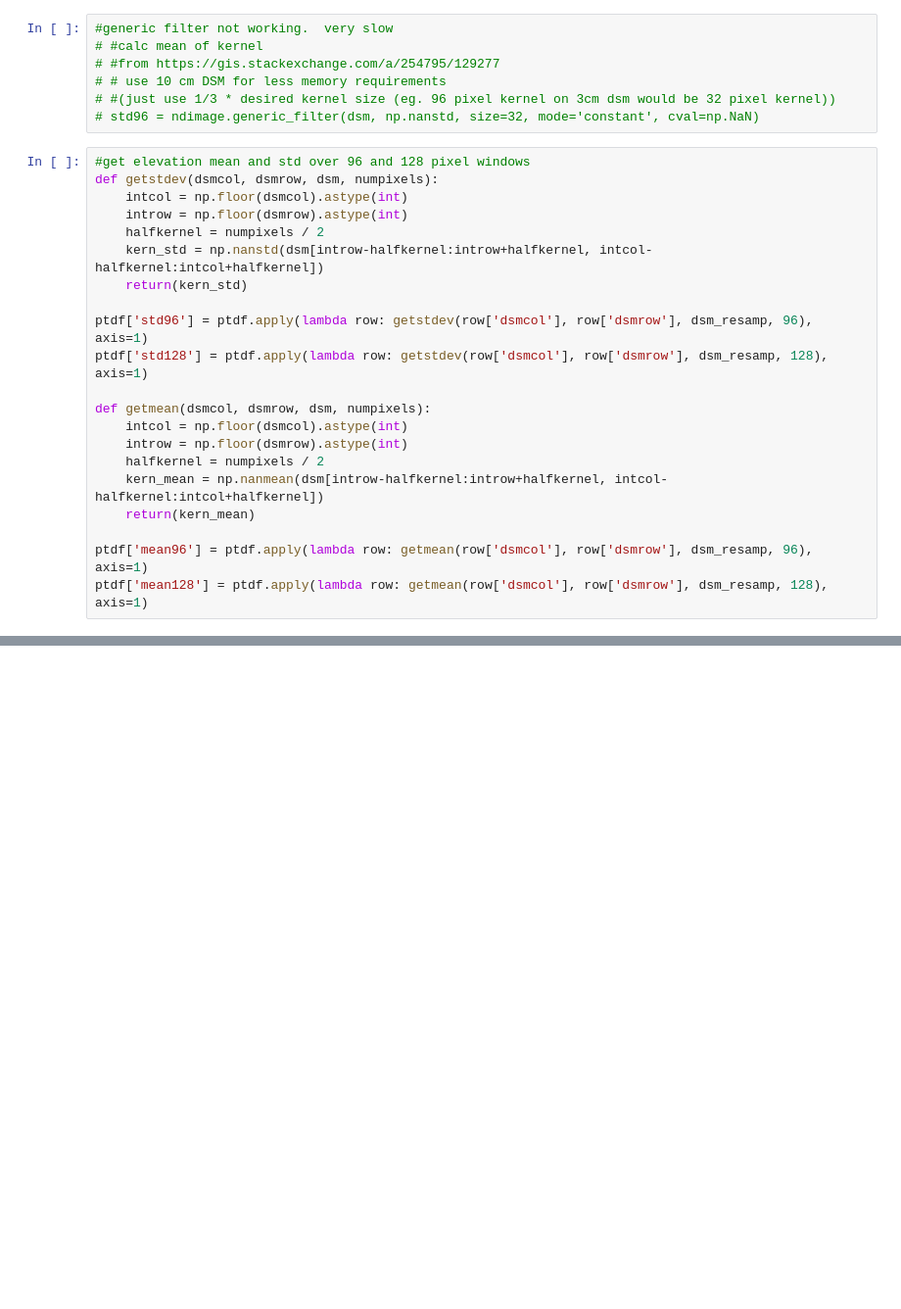
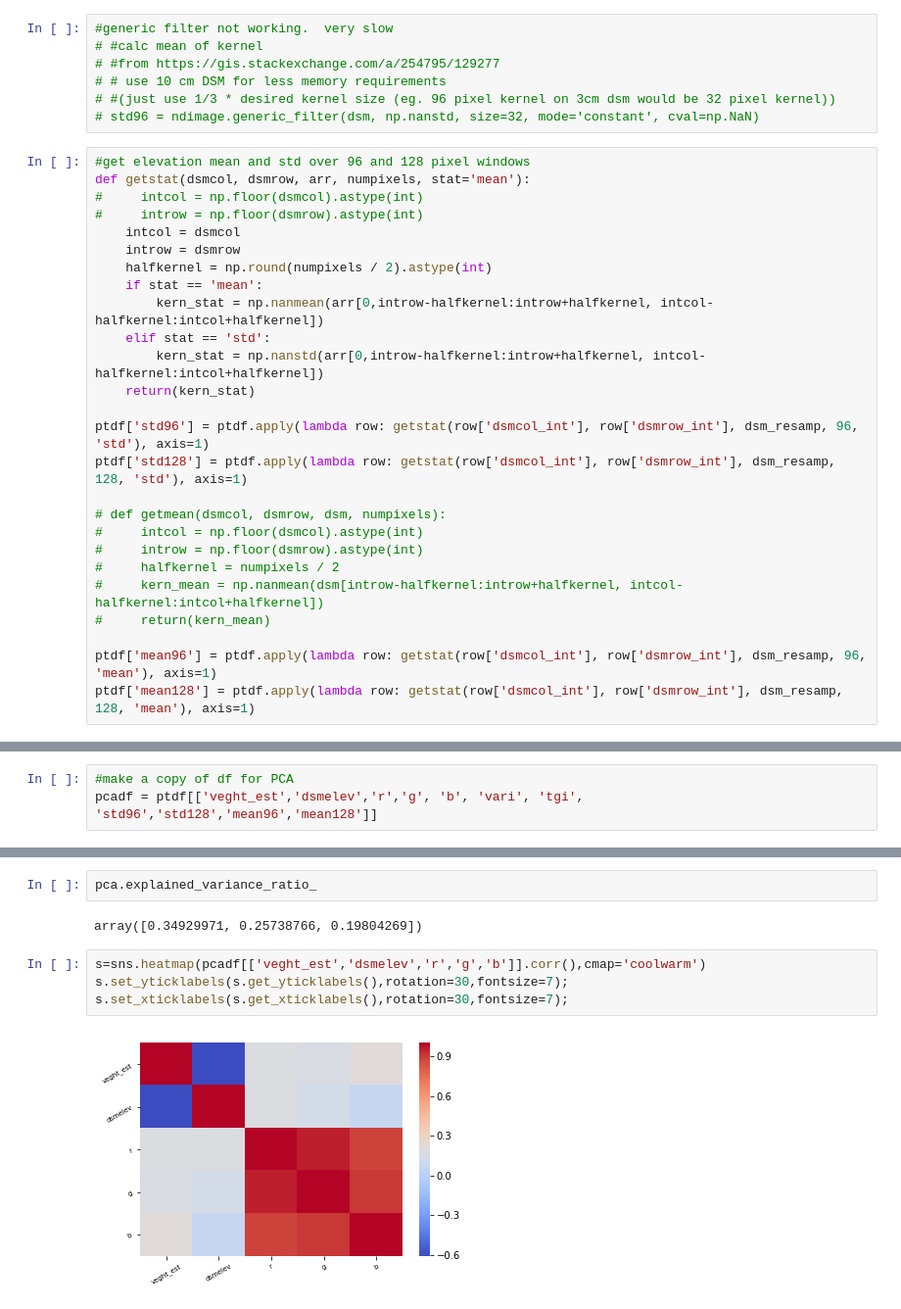
Before and after one commit to jlogan-usgs/wildlandsDL, a Jupyter notebook: gatherforPCA.ipynb, the cells around one changed output, grey strips where cells are left out. Shown at 98% size. Drawn from its saved outputs; the diff is of its cells as text; blank space fills up the shorter version.

```diff
--- a/gatherforPCA.ipynb
+++ b/gatherforPCA.ipynb
@@ -117,22 +134,27 @@ ptdf['dsmcol'], ptdf['dsmrow'] = ~newaff * (ptdf['e'], ptdf['n'])
 # std96 = ndimage.generic_filter(dsm, np.nanstd, size=32, mode='constant', cval=np.NaN)
 # %%
 #get elevation mean and std over 96 and 128 pixel windows
-def getstdev(dsmcol, dsmrow, dsm, numpixels):
-    intcol = np.floor(dsmcol).astype(int)
-    introw = np.floor(dsmrow).astype(int)
-    halfkernel = numpixels / 2
-    kern_std = np.nanstd(dsm[introw-halfkernel:introw+halfkernel, intcol-halfkernel:intcol+halfkernel])
-    return(kern_std)
+def getstat(dsmcol, dsmrow, arr, numpixels, stat='mean'):
+#     intcol = np.floor(dsmcol).astype(int)
+#     introw = np.floor(dsmrow).astype(int)
+    intcol = dsmcol
+    introw = dsmrow
+    halfkernel = np.round(numpixels / 2).astype(int)
+    if stat == 'mean':
+        kern_stat = np.nanmean(arr[0,introw-halfkernel:introw+halfkernel, intcol-halfkernel:intcol+halfkernel])
+    elif stat == 'std':
+        kern_stat = np.nanstd(arr[0,introw-halfkernel:introw+halfkernel, intcol-halfkernel:intcol+halfkernel])
+    return(kern_stat)
 
-ptdf['std96'] = ptdf.apply(lambda row: getstdev(row['dsmcol'], row['dsmrow'], dsm_resamp, 96), axis=1)
-ptdf['std128'] = ptdf.apply(lambda row: getstdev(row['dsmcol'], row['dsmrow'], dsm_resamp, 128), axis=1)
+ptdf['std96'] = ptdf.apply(lambda row: getstat(row['dsmcol_int'], row['dsmrow_int'], dsm_resamp, 96, 'std'), axis=1)
+ptdf['std128'] = ptdf.apply(lambda row: getstat(row['dsmcol_int'], row['dsmrow_int'], dsm_resamp, 128, 'std'), axis=1)
 
-def getmean(dsmcol, dsmrow, dsm, numpixels):
-    intcol = np.floor(dsmcol).astype(int)
-    introw = np.floor(dsmrow).astype(int)
-    halfkernel = numpixels / 2
-    kern_mean = np.nanmean(dsm[introw-halfkernel:introw+halfkernel, intcol-halfkernel:intcol+halfkernel])
-    return(kern_mean)
+# def getmean(dsmcol, dsmrow, dsm, numpixels):
+#     intcol = np.floor(dsmcol).astype(int)
+#     introw = np.floor(dsmrow).astype(int)
+#     halfkernel = numpixels / 2
+#     kern_mean = np.nanmean(dsm[introw-halfkernel:introw+halfkernel, intcol-halfkernel:intcol+halfkernel])
+#     return(kern_mean)
 
-ptdf['mean96'] = ptdf.apply(lambda row: getmean(row['dsmcol'], row['dsmrow'], dsm_resamp, 96), axis=1)
-ptdf['mean128'] = ptdf.apply(lambda row: getmean(row['dsmcol'], row['dsmrow'], dsm_resamp, 128), axis=1)
+ptdf['mean96'] = ptdf.apply(lambda row: getstat(row['dsmcol_int'], row['dsmrow_int'], dsm_resamp, 96, 'mean'), axis=1)
+ptdf['mean128'] = ptdf.apply(lambda row: getstat(row['dsmcol_int'], row['dsmrow_int'], dsm_resamp, 128, 'mean'), axis=1)
@@ -146,0 +174,3 @@ print(dsm_resamp[0,int(xy2[1]),int(xy2[0])])
+# %%
+#make a copy of df for PCA
+pcadf = ptdf[['veght_est','dsmelev','r','g', 'b', 'vari', 'tgi', 'std96','std128','mean96','mean128']]
@@ -146,0 +204,10 @@ print(dsm_resamp[0,int(xy2[1]),int(xy2[0])])
+# %%
+pca.explained_variance_ratio_
+# %% [output]
+array([0.34929971, 0.25738766, 0.19804269])
+# %%
+s=sns.heatmap(pcadf[['veght_est','dsmelev','r','g','b']].corr(),cmap='coolwarm')
+s.set_yticklabels(s.get_yticklabels(),rotation=30,fontsize=7);
+s.set_xticklabels(s.get_xticklabels(),rotation=30,fontsize=7);
+# %% [output]
+[figure, added]
```
Also changed, not shown: parts of 15 cells of this notebook.
